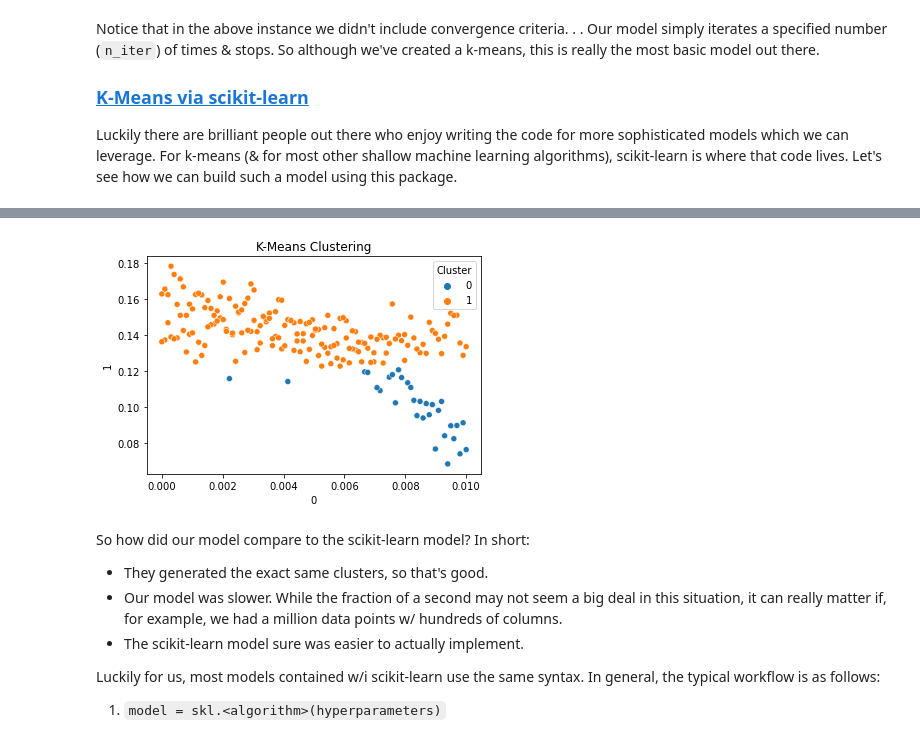
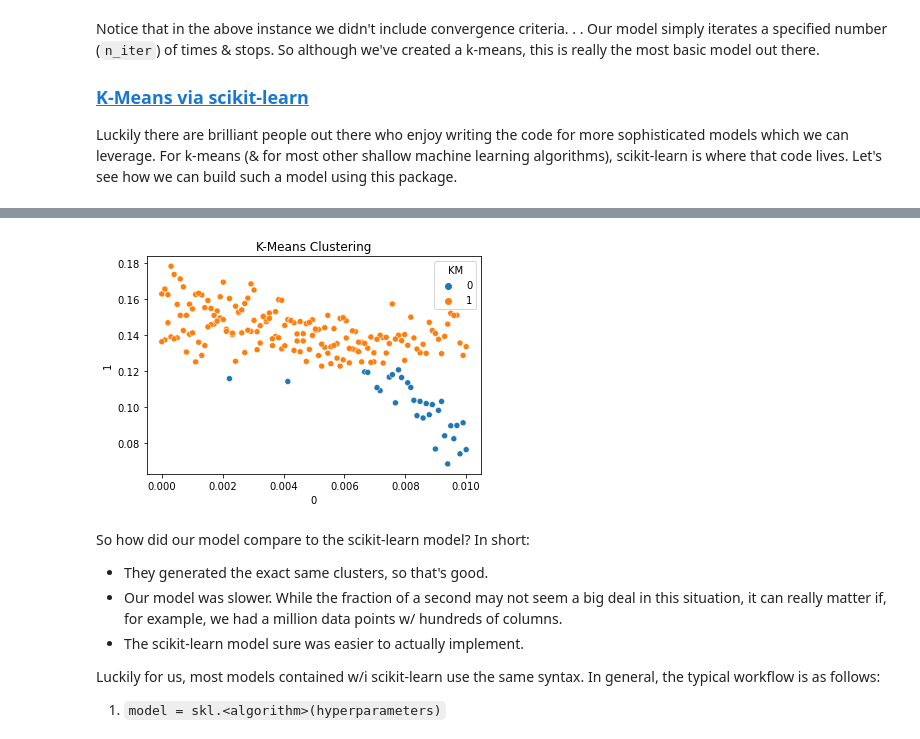
Before and after one commit to curtispmartin/Education, a Jupyter notebook: ADSChE/Mind/UnsupervisedLearning/Clustering/Clustering.ipynb, the cells around one changed output, grey strips where cells are left out. Saved outputs shown, nothing was run; the diff lists cells and outputs as text; code cells hidden in the pictures.

Commit message:
Update clustering notebook

```diff
--- a/ADSChE/Mind/UnsupervisedLearning/Clustering/Clustering.ipynb
+++ b/ADSChE/Mind/UnsupervisedLearning/Clustering/Clustering.ipynb
@@ -194,15 +196,15 @@ time_start = time.time()
 random_state = 20220313
 
 ### instantiate our k-means model
-km = sklc.KMeans(n_clusters=2, n_init=10, random_state=random_state)
-# groups = km.fit_predict(X_data) # used to not be compatible w/ pandas
-df['Cluster'] = km.fit_predict(df[[0,1]])
+model_KM = sklc.KMeans(n_clusters=2, n_init=10, random_state=random_state)
+# groups = km.fit_predict(X_data) # scikit-learn used to be incompatible w/ pandas
+df['KM'] = model_KM.fit_predict(df[[0,1]])
 
 ### clock training time
-print("\nTraining took {:0.3f} seconds\n".format(time.time() - time_start))
+print('\nTraining took {:0.3f} seconds\n'.format(time.time() - time_start))
 
 ### plot
-sns.scatterplot(data=df, x=0, y=1, hue='Cluster')
+sns.scatterplot(data=df, x=0, y=1, hue='KM')
 plt.title('K-Means Clustering')
 plt.show()
 # %% [output]
@@ -210,4 +212,4 @@ Training took 0.040 seconds
-[figure, old version]
+[figure, new version]
 # %% [markdown]
 So how did our model compare to the scikit-learn model? In short:
 - They generated the exact same clusters, so that's good.
```
Also changed, not shown: parts of 10 cells of this notebook.
